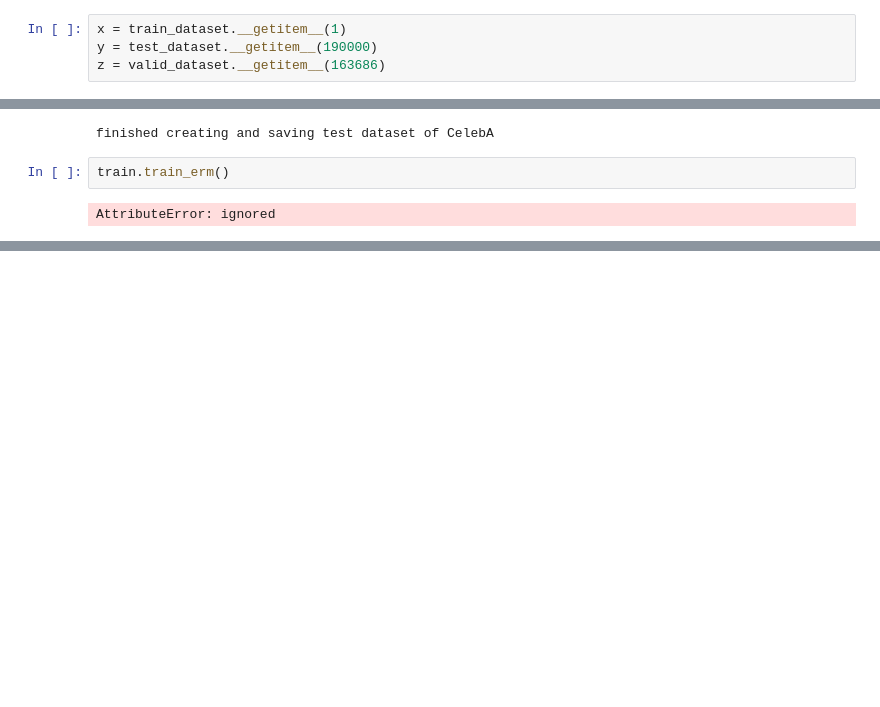
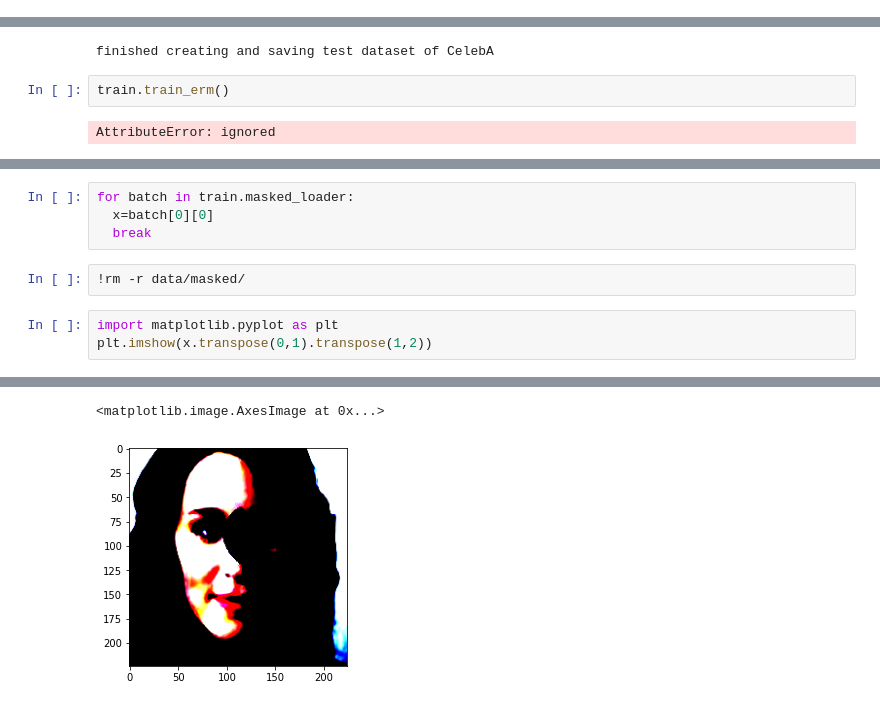
Before and after one commit to Giordano-Cicchetti/MaskTune_NN, a Jupyter notebook: CelebA/celeba_masktune.ipynb, the cells around one changed output, grey strips where cells are left out. Cells and saved outputs as stored; diff of their text form; blank space fills up the shorter version.

Commit message:
mask_data_celebA

```diff
--- a/CelebA/celeba_masktune.ipynb
+++ b/CelebA/celeba_masktune.ipynb
@@ -254,4 +39,0 @@ finished creating and saving test dataset of CelebA
-# %%
-x = train_dataset.__getitem__(1)
-y = test_dataset.__getitem__(190000)
-z = valid_dataset.__getitem__(163686)
@@ -335,0 +135,10 @@ AttributeError: ignored
+# %%
+for batch in train.masked_loader:
+  x=batch[0][0]
+  break
+# %%
+!rm -r data/masked/
+# %%
+import matplotlib.pyplot as plt
+plt.imshow(x.transpose(0,1).transpose(1,2))
+# %% [output]
@@ -335,0 +146,2 @@ AttributeError: ignored
+<matplotlib.image.AxesImage at 0x...>
+[figure, added]
```
Also changed, not shown: parts of 27 cells of this notebook, 1 other file.
